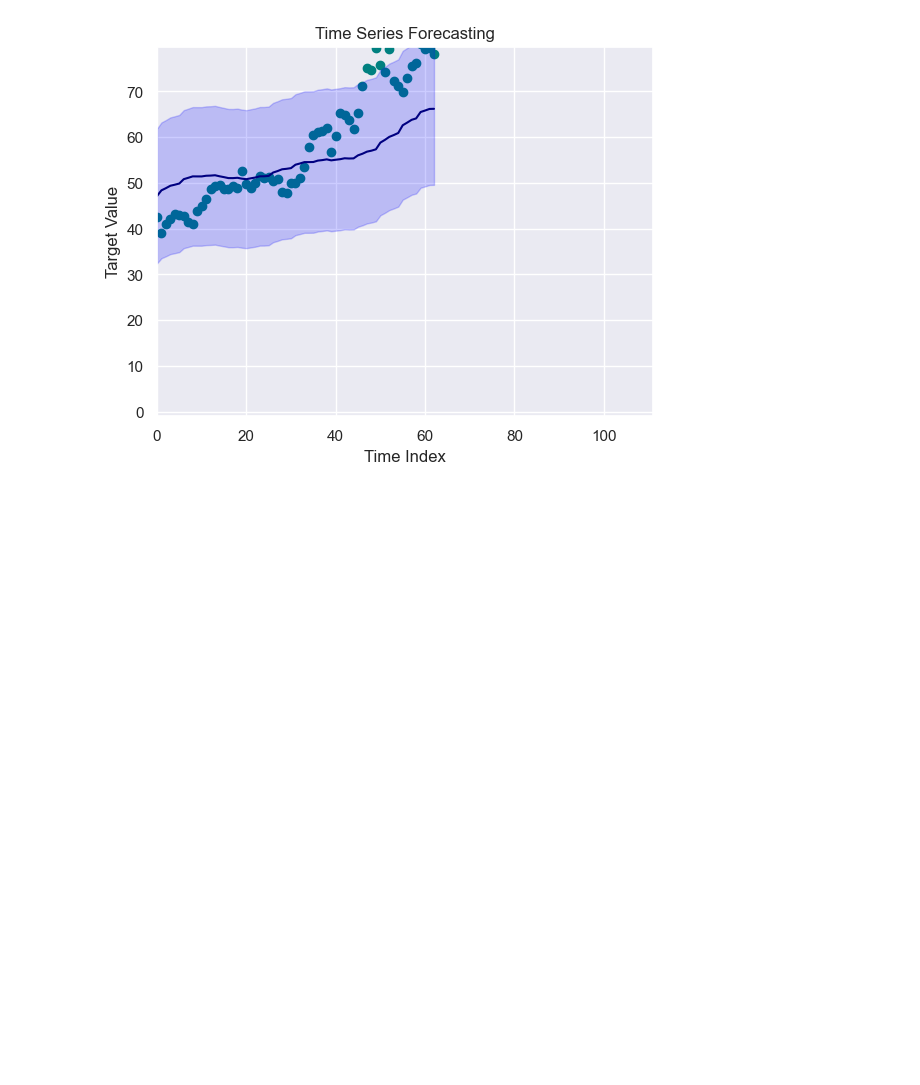
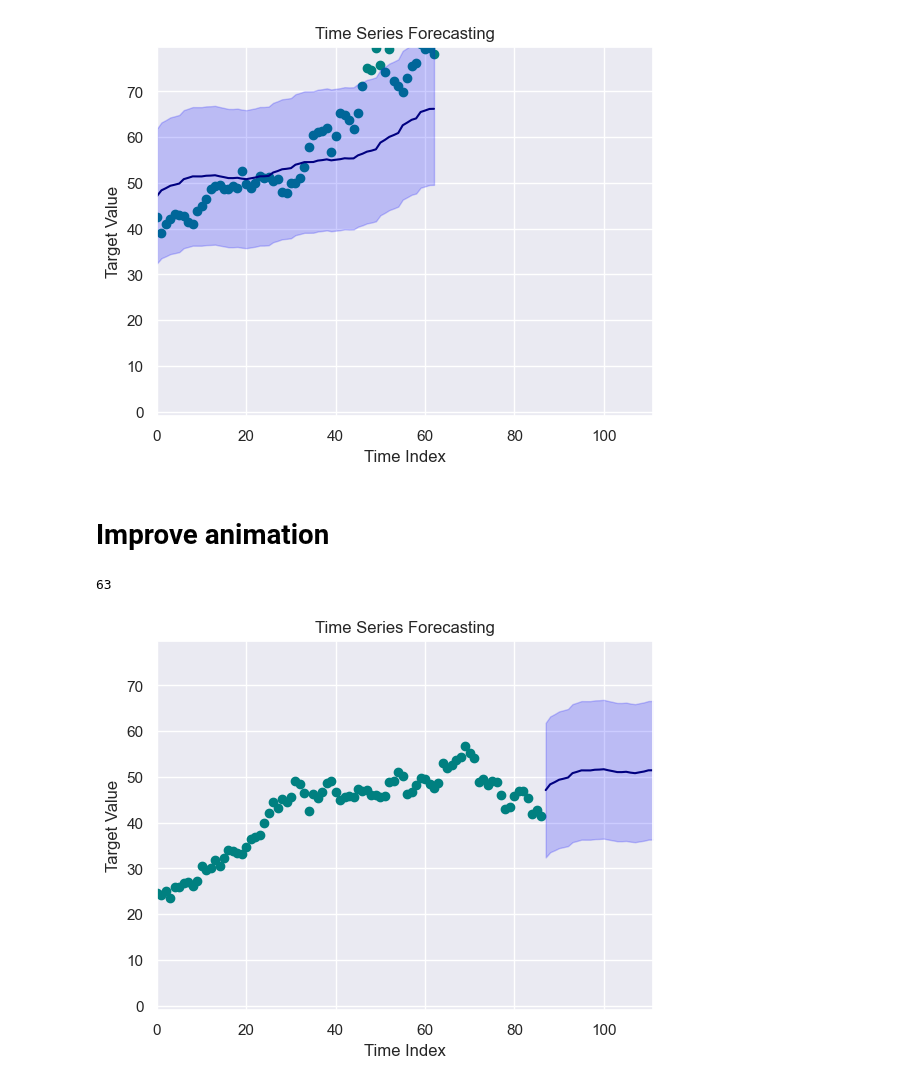
Before and after one commit to Ab2nour/stock-analysis, a Jupyter notebook: src/notebooks/prophet-animation.ipynb, the cells around one changed output. Drawn from its saved outputs; the diff is of its cells as text; code cells hidden in the pictures; blank space fills up the shorter version.

Commit message:
feat(wip): animation on its way 2

```diff
--- a/src/notebooks/prophet-animation.ipynb
+++ b/src/notebooks/prophet-animation.ipynb
@@ -219,3 +218,82 @@ ani.save("prophet.gif", writer='pillow', fps=15)
 plt.show()
 # %% [output]
 [figure]
+# %% [markdown]
+# Improve animation
+# %%
+len(y)
+# %% [output]
+63
+# %%
+TEMP_OFFSET_TO_DELETE = 100
+beginning_y = df["Close"][-150:-63] - TEMP_OFFSET_TO_DELETE
+beginning_x = range(len(beginning_y))
+
+y = df["Close"].loc[train_end_date:] - TEMP_OFFSET_TO_DELETE
+future_x = range(len(beginning_y), len(beginning_y) + len(y))# forecast["ds"]
+future_mean = forecast["yhat"] - TEMP_OFFSET_TO_DELETE
+future_std = forecast["yhat"] * 0.1
+
+# Création de la figure
+fig, ax = plt.subplots()
+ax.set_title("Time Series Forecasting")
+ax.set_xlabel("Time Index")
+ax.set_ylabel("Target Value")
+ax.scatter(beginning_x, beginning_y, color="teal")
+
+line, = ax.plot([], [], color='navy')
+fill = None
+
+# Limites initiales
+# ax.set_xlim(0, 25)
+# ax.set_ylim(-1, 1.5)
+
+def init():
+    line.set_data([], [])
+    return line,
+
+def animate(i):
+    global fill
+    if fill:
+        fill.remove()
+
+    x_data = future_x[:i]
+    y_mean = future_mean[:i]
+    y_std = future_std[:i]
+
+    line.set_data(x_data, y_mean)
+
+    if len(x_data) > 0:
+        fill = ax.fill_between(
+            x_data,
+            y_mean - y_std,
+            y_mean + y_std,
+            color='blue',
+            alpha=0.2
+        )
+        target_xmax = 25 + i * 1.5
+        target_ymax = max(1.5, np.max(y_mean + y_std) + 0.2)
+    else:
+        target_xmax = 25
+        target_ymax = 1.5
+
+    # --- Zoom fluide (effet easing) ---
+    current_xlim = ax.get_xlim()
+    current_ylim = ax.get_ylim()
+    smooth_xmax = current_xlim[1] + 0.15 * (target_xmax - current_xlim[1])
+    smooth_ymax = current_ylim[1] + 0.15 * (target_ymax - current_ylim[1])
+    ax.set_xlim(0, smooth_xmax)
+    ax.set_ylim(-1, smooth_ymax)
+    # -----------------------------------
+
+    return line, fill if fill else line
+
+ani = animation.FuncAnimation(
+    fig, animate, init_func=init,
+    frames=len(future_x) + 1, interval=200, blit=False
+)
+
+ani.save("prophet2.gif", writer='pillow', fps=15)
+plt.show()
+# %% [output]
+[figure, added]
```
Also changed, not shown: parts of 2 cells of this notebook, 1 other file.
